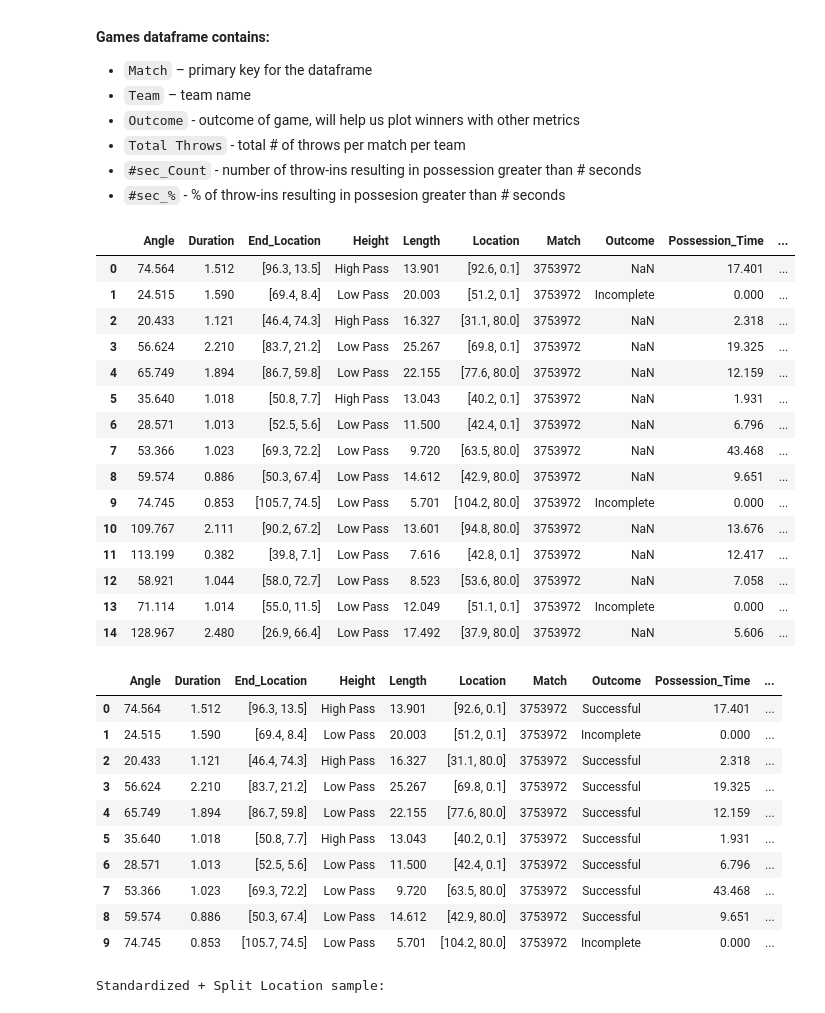
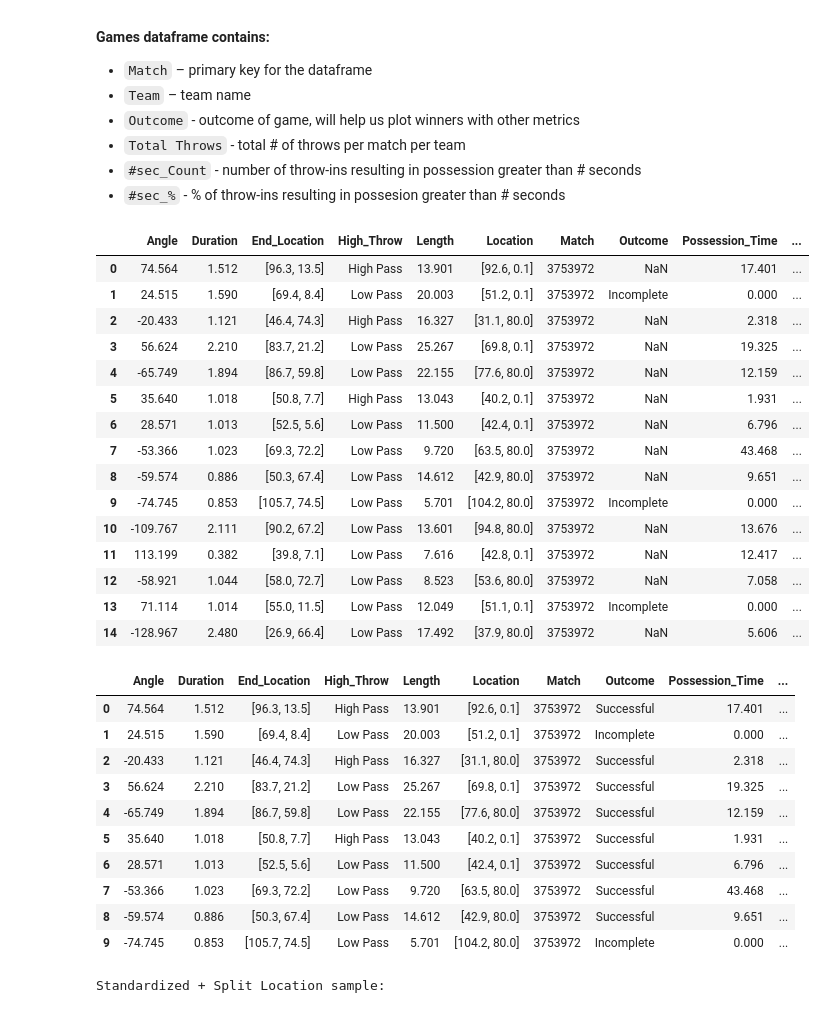
Before and after one commit to hwillif/Throw-in-Project, a Jupyter notebook: HW_Throw-In.ipynb, the cells around one changed output. Drawn from its saved outputs; the diff is of its cells as text; code cells hidden in the pictures.

Commit message:
Added a Few Columns to Throws, Reworked Angle for my Purpose (Side of Field to interpret +/- angle field direction.

```diff
--- a/HW_Throw-In.ipynb
+++ b/HW_Throw-In.ipynb
@@ -299,7 +297,8 @@ events_df['foul_won_defensive'] = events_df['foul_won_defensive'].replace(True,
 events_df['foul_won_penalty'] = events_df['foul_won_penalty'].replace(True, 'Won Penalty')
 
 # Convert pass angle from radians to degrees and take absolute value since throws from right side are negative
-events_df['pass_angle'] = np.abs(events_df['pass_angle'] * 180 / np.pi).round(3)
+# events_df['pass_angle'] = np.abs(events_df['pass_angle'] * 180 / np.pi).round(3)
+events_df['pass_angle'] = (events_df['pass_angle'] * 180 / np.pi).round(3)
 
 # Round pass length to 3 decimal places
 events_df['pass_length'] = events_df['pass_length'].round(3)
@@ -321,6 +320,18 @@ events_df = events_df.merge(
     on=['match_id', 'possession'],
     how='left'
 )
+
+# Create new TimeToThrow column, duration for each throw-in event only captures time it took for ball to get the target, not time taken to throw
+
+throw_idx = events_df[events_df['pass_type'] == 'Throw-in'].index # Indices of throw-in events
+
+# Compute time difference using position-based indexing
+events_df.loc[throw_idx, 'TimeToThrow'] = (
+    (events_df['timestamp'].iloc[throw_idx].values - events_df['timestamp'].iloc[throw_idx - 1].values)
+    / np.timedelta64(1, 's')  # convert to seconds
+)
+
+events_df['TimeToThrow'] = events_df['TimeToThrow'].round(3) # Round to 3 decimal places
 
 # Useless columns for possession retention modeling
 cols_to_remove = [
@@ -462,20 +457,20 @@ ThrowsVillaVsCity[Imp_cols + [c for c in ThrowsVillaVsCity.columns if c not in I
 # %%
 # Throws df for xThrow
 Throws = (
-    events_df_clean.loc[events_df_clean['pass_type'] == 'Throw-in', ['duration', 'location', 'pass_angle', 'pass_length',
-                                                                     'pass_outcome', 'pass_end_location', 'pass_height',
-                                                                     'possession_time', 'team', 'match_id']]
+    events_df_clean.loc[events_df_clean['pass_type'] == 'Throw-in', ['location', 'TimeToThrow', 'pass_angle', 'pass_length', 'duration',
+                                                                     'pass_outcome', 'pass_height', 'possession_time','match_id','team', 'pass_end_location']]
     .rename(columns={
+        'location' : 'Location',
         'duration' : 'Duration',
-        'location' : 'Location',
+        'TimeToThrow' : 'Time_to_Throw',
         'pass_angle' : 'Angle',
         'pass_length' : 'Length',
         'pass_outcome' : 'Outcome',
+        'pass_height' : 'High_Throw',
+        'possession_time' : 'Possession_Time',
         'pass_end_location' : 'End_Location',
-        'pass_height' : 'Height',
-        'possession_time' : 'Possession_Time',
-        'team' : 'Team',
-        'match_id' : 'Match'
+        'match_id' : 'Match',
+        'team' : 'Team'
     })
     .reset_index(drop=True)
 )
@@ -483,7 +478,7 @@ Throws = (
 # Drop rows where throw_outcome is Injury Clearance or Unknown, we don't want these for xT and xRetain modeling
 Throws = Throws[~Throws['Outcome'].isin(['Injury Clearance', 'Unknown'])].reset_index(drop=True)
 
-# Feature engineering - Third will state whether the throw took place in defensive third, middle third, or attacking third
+
 # Feature engineering - Third will state whether the throw took place in defensive third, middle third, or attacking third
 def _location_to_third(loc):
     # Safely handle NaN, None, or non-indexable locations
@@ -492,65 +487,73 @@ def _location_to_third(loc):
             return None
         # Some rows store location as a list/tuple-like (x, y). Ensure it's indexable and has at least one element
         if isinstance(loc, (list, tuple)) and len(loc) >= 1 and pd.notnull(loc[0]):
             x = float(loc[0])
         else:
             # If it's a scalar numeric value (rare), try to convert directly
             if pd.notnull(loc) and (isinstance(loc, (int, float))):
                 x = float(loc)
             else:
                 return None
         if x <= 40:
             return "Defensive Third"
         elif x <= 80:
             return "Middle Third"
         else:
             return "Attacking Third"
     except Exception:
         return None
 
 Throws["Third"] = Throws["Location"].apply(_location_to_third)
 
 # Wherever outcome isn't NaN, the possession time should be 0 but is actually tracking possession of other team
 # (This line may be adjusted later after filling Outcome values)
 Throws.loc[Throws['Outcome'].notna(), 'Possession_Time'] = 0.000
 
+# # Bin Angle into Aggressive, Neutral, and Safe
+# Throws["Angle_Agg"] = Throws["Angle"].apply(
+#     lambda angle: (
+#         "Aggressive" if angle < 60
+#         else "Neutral" if angle <= 120
+#         else "Safe"
+#     ))
+
 # Sort columns alphabetically
 Throws = Throws[sorted(Throws.columns)]
 
 Throws.head(15)
 # %% [output]
-|  | Angle | Duration | End_Location | Height | Length | Location | Match | Outcome | Possession_Time | ... |
+|  | Angle | Duration | End_Location | High_Throw | Length | Location | Match | Outcome | Possession_Time | ... |
 | 0 | 74.564 | 1.512 | [96.3, 13.5] | High Pass | 13.901 | [92.6, 0.1] | 3753972 | NaN | 17.401 | ... |
 | 1 | 24.515 | 1.590 | [69.4, 8.4] | Low Pass | 20.003 | [51.2, 0.1] | 3753972 | Incomplete | 0.000 | ... |
-| 2 | 20.433 | 1.121 | [46.4, 74.3] | High Pass | 16.327 | [31.1, 80.0] | 3753972 | NaN | 2.318 | ... |
+| 2 | -20.433 | 1.121 | [46.4, 74.3] | High Pass | 16.327 | [31.1, 80.0] | 3753972 | NaN | 2.318 | ... |
 | 3 | 56.624 | 2.210 | [83.7, 21.2] | Low Pass | 25.267 | [69.8, 0.1] | 3753972 | NaN | 19.325 | ... |
-| 4 | 65.749 | 1.894 | [86.7, 59.8] | Low Pass | 22.155 | [77.6, 80.0] | 3753972 | NaN | 12.159 | ... |
+| 4 | -65.749 | 1.894 | [86.7, 59.8] | Low Pass | 22.155 | [77.6, 80.0] | 3753972 | NaN | 12.159 | ... |
 | 5 | 35.640 | 1.018 | [50.8, 7.7] | High Pass | 13.043 | [40.2, 0.1] | 3753972 | NaN | 1.931 | ... |
 | 6 | 28.571 | 1.013 | [52.5, 5.6] | Low Pass | 11.500 | [42.4, 0.1] | 3753972 | NaN | 6.796 | ... |
-| 7 | 53.366 | 1.023 | [69.3, 72.2] | Low Pass | 9.720 | [63.5, 80.0] | 3753972 | NaN | 43.468 | ... |
-| 8 | 59.574 | 0.886 | [50.3, 67.4] | Low Pass | 14.612 | [42.9, 80.0] | 3753972 | NaN | 9.651 | ... |
-| 9 | 74.745 | 0.853 | [105.7, 74.5] | Low Pass | 5.701 | [104.2, 80.0] | 3753972 | Incomplete | 0.000 | ... |
-| 10 | 109.767 | 2.111 | [90.2, 67.2] | Low Pass | 13.601 | [94.8, 80.0] | 3753972 | NaN | 13.676 | ... |
+| 7 | -53.366 | 1.023 | [69.3, 72.2] | Low Pass | 9.720 | [63.5, 80.0] | 3753972 | NaN | 43.468 | ... |
+| 8 | -59.574 | 0.886 | [50.3, 67.4] | Low Pass | 14.612 | [42.9, 80.0] | 3753972 | NaN | 9.651 | ... |
+| 9 | -74.745 | 0.853 | [105.7, 74.5] | Low Pass | 5.701 | [104.2, 80.0] | 3753972 | Incomplete | 0.000 | ... |
+| 10 | -109.767 | 2.111 | [90.2, 67.2] | Low Pass | 13.601 | [94.8, 80.0] | 3753972 | NaN | 13.676 | ... |
 | 11 | 113.199 | 0.382 | [39.8, 7.1] | Low Pass | 7.616 | [42.8, 0.1] | 3753972 | NaN | 12.417 | ... |
-| 12 | 58.921 | 1.044 | [58.0, 72.7] | Low Pass | 8.523 | [53.6, 80.0] | 3753972 | NaN | 7.058 | ... |
+| 12 | -58.921 | 1.044 | [58.0, 72.7] | Low Pass | 8.523 | [53.6, 80.0] | 3753972 | NaN | 7.058 | ... |
 | 13 | 71.114 | 1.014 | [55.0, 11.5] | Low Pass | 12.049 | [51.1, 0.1] | 3753972 | Incomplete | 0.000 | ... |
-| 14 | 128.967 | 2.480 | [26.9, 66.4] | Low Pass | 17.492 | [37.9, 80.0] | 3753972 | NaN | 5.606 | ... |
+| 14 | -128.967 | 2.480 | [26.9, 66.4] | Low Pass | 17.492 | [37.9, 80.0] | 3753972 | NaN | 5.606 | ... |
 # %%
 # Fill missing outcomes as 'Successful' (NaN indicates retention in original dataset)
 Throws['Outcome'] = Throws['Outcome'].fillna('Successful')
 Throws.head(10)
 # %% [output]
-|  | Angle | Duration | End_Location | Height | Length | Location | Match | Outcome | Possession_Time | ... |
+|  | Angle | Duration | End_Location | High_Throw | Length | Location | Match | Outcome | Possession_Time | ... |
 | 0 | 74.564 | 1.512 | [96.3, 13.5] | High Pass | 13.901 | [92.6, 0.1] | 3753972 | Successful | 17.401 | ... |
 | 1 | 24.515 | 1.590 | [69.4, 8.4] | Low Pass | 20.003 | [51.2, 0.1] | 3753972 | Incomplete | 0.000 | ... |
-| 2 | 20.433 | 1.121 | [46.4, 74.3] | High Pass | 16.327 | [31.1, 80.0] | 3753972 | Successful | 2.318 | ... |
+| 2 | -20.433 | 1.121 | [46.4, 74.3] | High Pass | 16.327 | [31.1, 80.0] | 3753972 | Successful | 2.318 | ... |
 | 3 | 56.624 | 2.210 | [83.7, 21.2] | Low Pass | 25.267 | [69.8, 0.1] | 3753972 | Successful | 19.325 | ... |
-| 4 | 65.749 | 1.894 | [86.7, 59.8] | Low Pass | 22.155 | [77.6, 80.0] | 3753972 | Successful | 12.159 | ... |
+| 4 | -65.749 | 1.894 | [86.7, 59.8] | Low Pass | 22.155 | [77.6, 80.0] | 3753972 | Successful | 12.159 | ... |
 | 5 | 35.640 | 1.018 | [50.8, 7.7] | High Pass | 13.043 | [40.2, 0.1] | 3753972 | Successful | 1.931 | ... |
 | 6 | 28.571 | 1.013 | [52.5, 5.6] | Low Pass | 11.500 | [42.4, 0.1] | 3753972 | Successful | 6.796 | ... |
-| 7 | 53.366 | 1.023 | [69.3, 72.2] | Low Pass | 9.720 | [63.5, 80.0] | 3753972 | Successful | 43.468 | ... |
-| 8 | 59.574 | 0.886 | [50.3, 67.4] | Low Pass | 14.612 | [42.9, 80.0] | 3753972 | Successful | 9.651 | ... |
-| 9 | 74.745 | 0.853 | [105.7, 74.5] | Low Pass | 5.701 | [104.2, 80.0] | 3753972 | Incomplete | 0.000 | ... |
+| 7 | -53.366 | 1.023 | [69.3, 72.2] | Low Pass | 9.720 | [63.5, 80.0] | 3753972 | Successful | 43.468 | ... |
+| 8 | -59.574 | 0.886 | [50.3, 67.4] | Low Pass | 14.612 | [42.9, 80.0] | 3753972 | Successful | 9.651 | ... |
+| 9 | -74.745 | 0.853 | [105.7, 74.5] | Low Pass | 5.701 | [104.2, 80.0] | 3753972 | Incomplete | 0.000 | ... |
 # %%
 # Standardize Location and End_Location to bracket-string form '[x, y]' and then parse X/Y
 import ast
```
Also changed, not shown: parts of 8 cells of this notebook.
